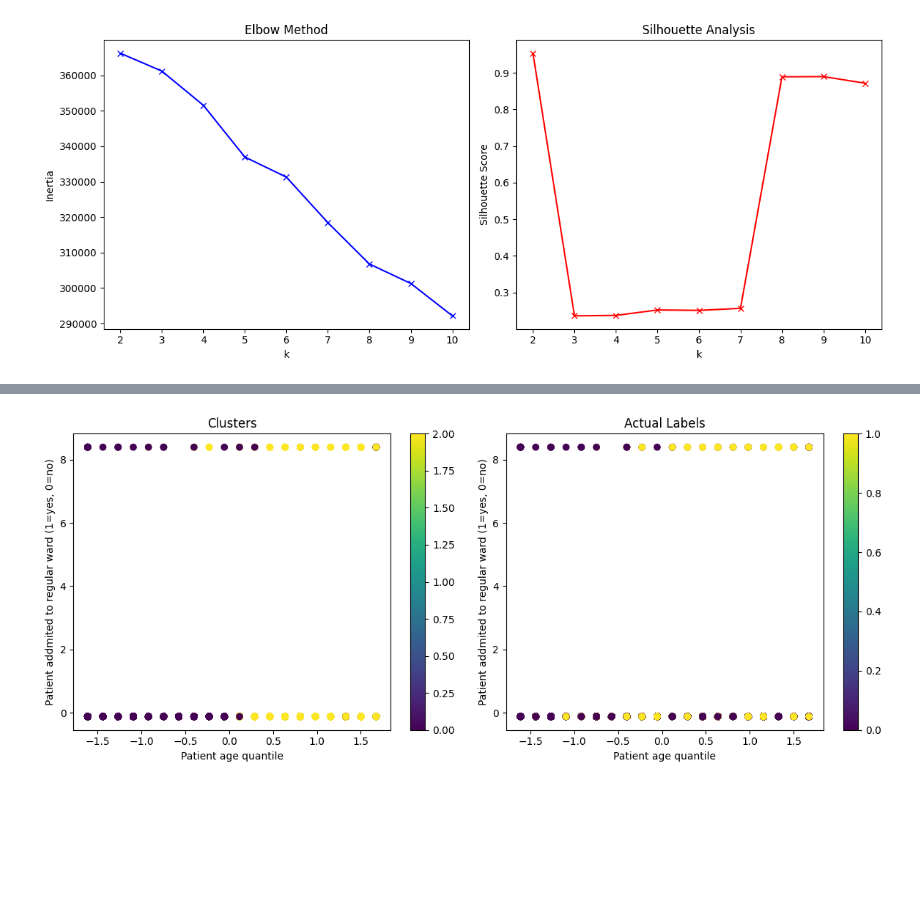
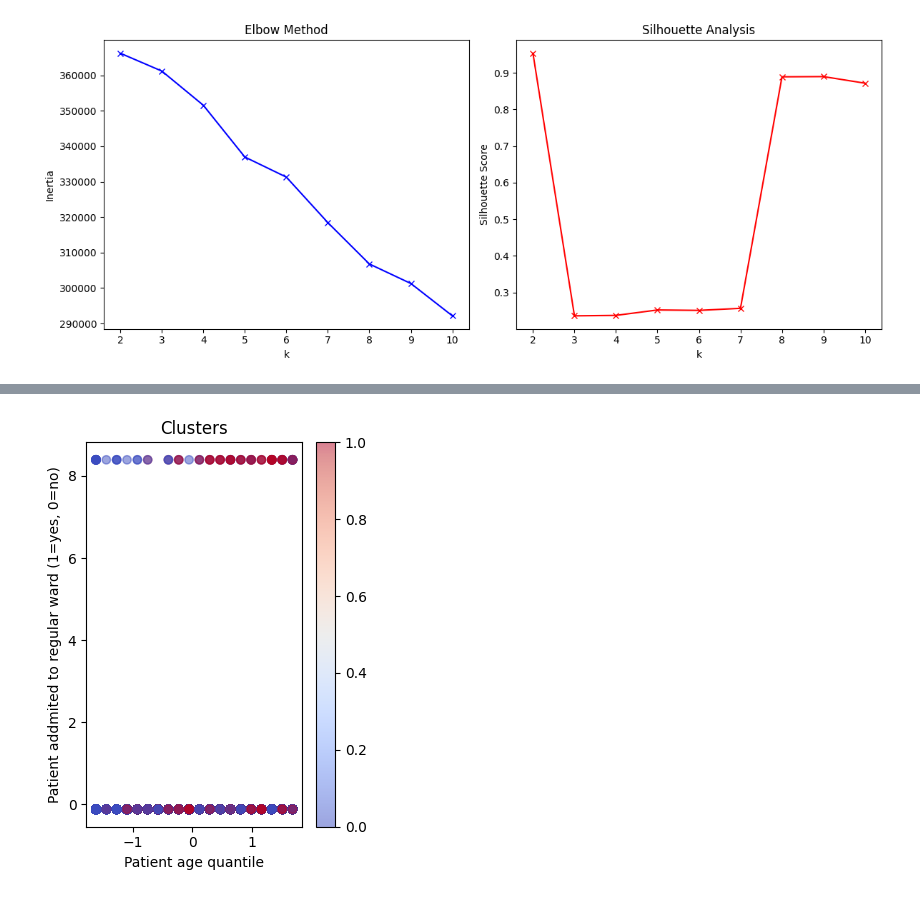
Before and after one commit to krispybataa/final-proj, a Jupyter notebook: kmeans_analysis.ipynb, the cells around one changed output, grey strips where cells are left out. Saved outputs shown, nothing was run; the diff lists cells and outputs as text; code cells hidden in the pictures; blank space fills up the shorter version.

```diff
--- a/kmeans_analysis.ipynb
+++ b/kmeans_analysis.ipynb
@@ -151,25 +156,23 @@ Cluster
-# %%
-# Visualize clusters using first two features
-plt.figure(figsize=(12, 5))
-
-plt.subplot(1, 2, 1)
-scatter = plt.scatter(X_scaled[:, 0], X_scaled[:, 1], c=cluster_labels, cmap='viridis')
-plt.colorbar(scatter)
-plt.title('Clusters')
-plt.xlabel(feature_names[0])
-plt.ylabel(feature_names[1])
-
-plt.subplot(1, 2, 2)
-scatter = plt.scatter(X_scaled[:, 0], X_scaled[:, 1], c=target, cmap='viridis')
-plt.colorbar(scatter)
-plt.title('Actual Labels')
-plt.xlabel(feature_names[0])
-plt.ylabel(feature_names[1])
-
-plt.tight_layout()
-plt.show()
-# %% [output]
-[figure, removed]
+# %%
+# Get feature names from preprocessed data
+feature_names = X.columns.tolist()
+
+# Convert test results to numerical values
+color_map = {'positive': 1, 'negative': 0}
+colors = [color_map[result] for result in df['SARS-Cov-2 exam result']]
+
+# Now use these numerical values in your scatter plot
+plt.subplot(1, 2, 1)
+scatter = plt.scatter(X_scaled[:, 0], X_scaled[:, 1], c=colors, cmap='coolwarm', alpha=0.5)
+plt.colorbar(scatter)
+plt.title('Clusters')
+plt.xlabel(feature_names[0])
+plt.ylabel(feature_names[1])
+
+plt.tight_layout()
+plt.show()
+# %% [output]
+[figure, added]
 # %%
 # Analyze cluster centers
 feature_names = X.columns  # Use only the column names from the preprocessed data X
```
Also changed, not shown: parts of 4 cells of this notebook.
